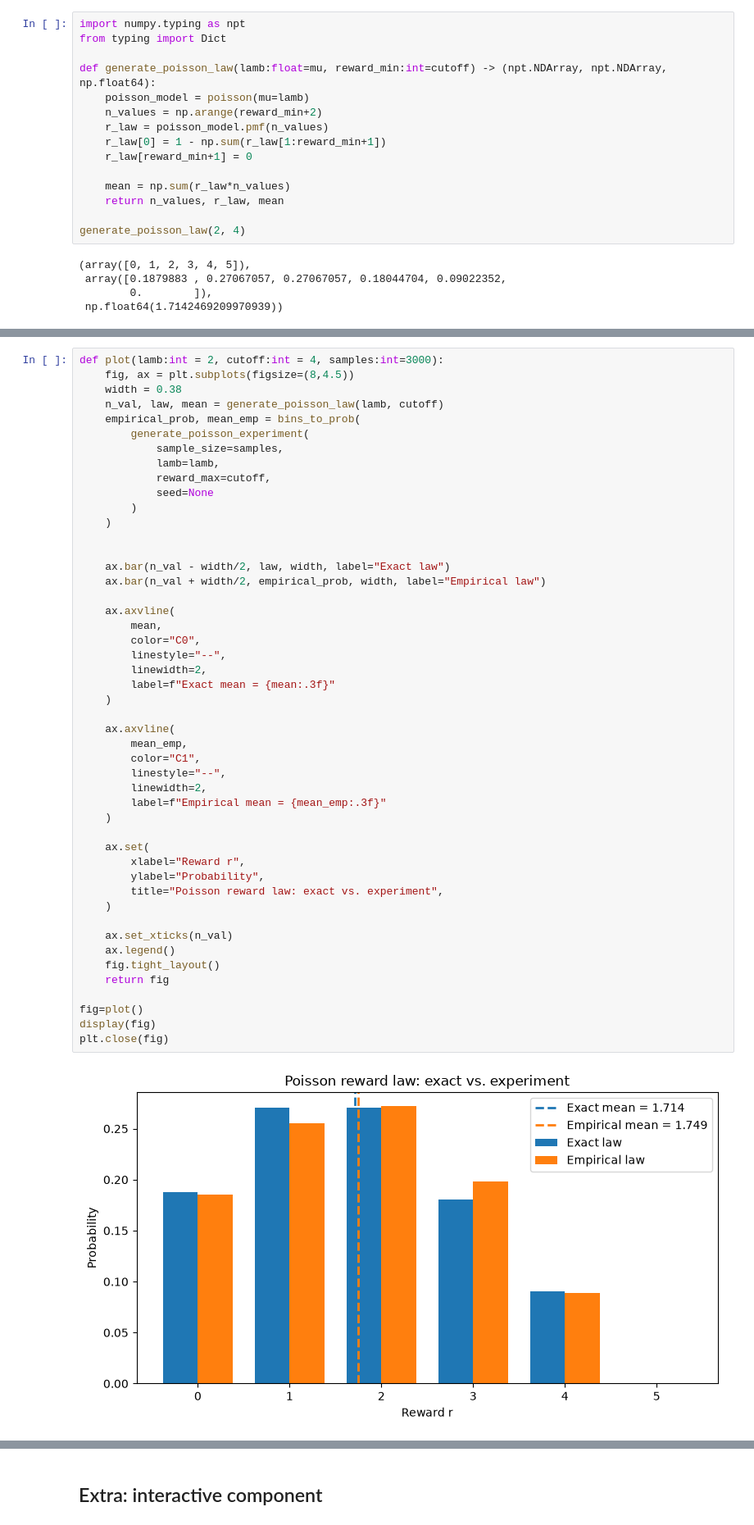
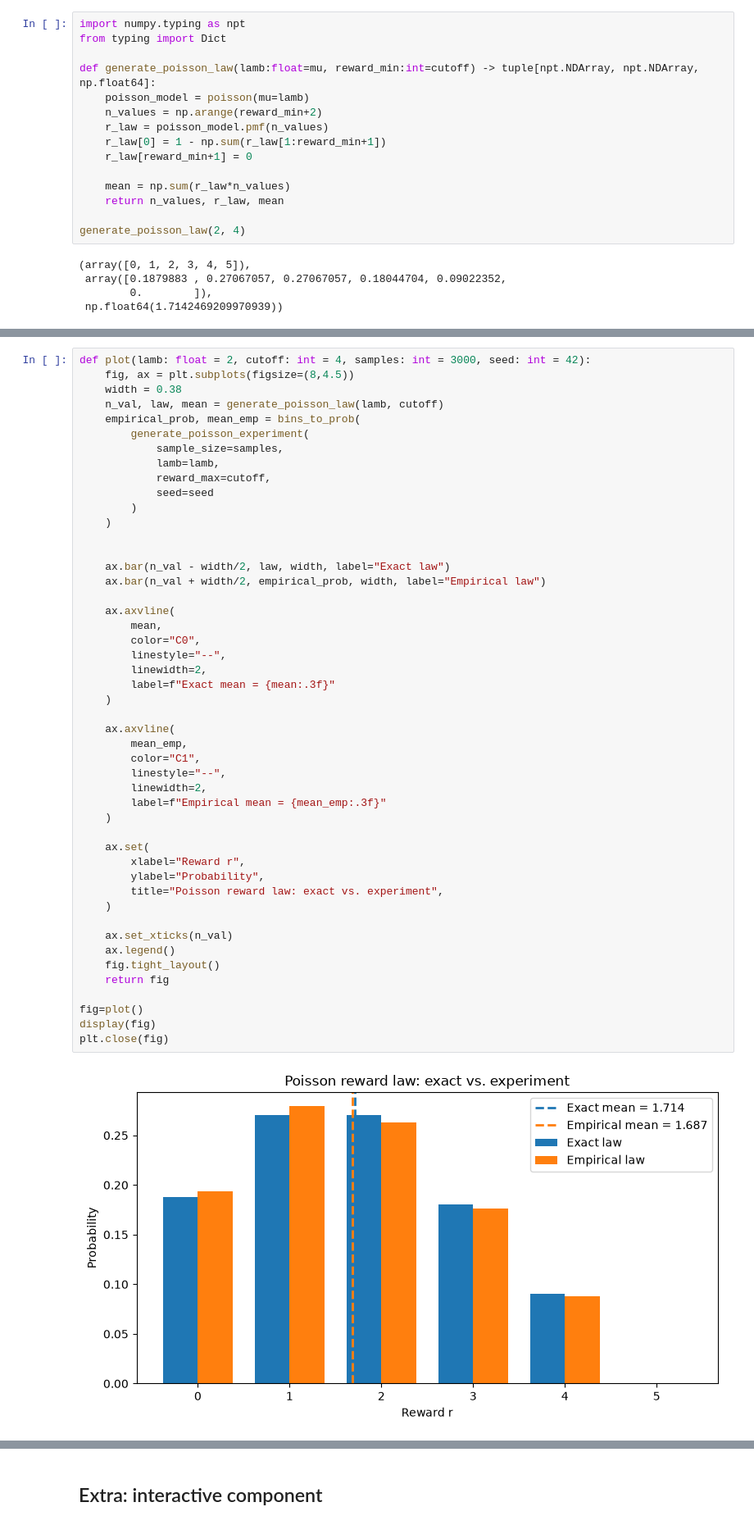
Before and after one commit to tspugh/quantum-capstone, a Jupyter notebook: projects/00-foundations/00-02-poisson-distribution.ipynb, the cells around one changed output, grey strips where cells are left out. Shown: that part at 82% size. Saved outputs shown, nothing was run; the diff lists cells and outputs as text.

```diff
--- a/projects/00-foundations/00-02-poisson-distribution.ipynb
+++ b/projects/00-foundations/00-02-poisson-distribution.ipynb
@@ -119,7 +121,7 @@ Functionalize the generation of the laws and statistical experiments
 import numpy.typing as npt
 from typing import Dict
 
-def generate_poisson_law(lamb:float=mu, reward_min:int=cutoff) -> (npt.NDArray, npt.NDArray, np.float64):
+def generate_poisson_law(lamb:float=mu, reward_min:int=cutoff) -> tuple[npt.NDArray, npt.NDArray, np.float64]:
     poisson_model = poisson(mu=lamb)
     n_values = np.arange(reward_min+2)
     r_law = poisson_model.pmf(n_values)
@@ -160,5 +162,5 @@ bins_to_prob(generate_poisson_experiment(seed=None))
 # %%
-def plot(lamb:int = 2, cutoff:int = 4, samples:int=3000):
+def plot(lamb: float = 2, cutoff: int = 4, samples: int = 3000, seed: int = 42):
     fig, ax = plt.subplots(figsize=(8,4.5))
     width = 0.38
     n_val, law, mean = generate_poisson_law(lamb, cutoff)
@@ -167,7 +169,7 @@ def plot(lamb:int = 2, cutoff:int = 4, samples:int=3000):
             sample_size=samples,
             lamb=lamb,
             reward_max=cutoff,
-            seed=None
+            seed=seed
         )
     )
 
@@ -179,34 +181,34 @@ def plot(lamb:int = 2, cutoff:int = 4, samples:int=3000):
         mean,
         color="C0",
         linestyle="--",
         linewidth=2,
         label=f"Exact mean = {mean:.3f}"
     )
 
     ax.axvline(
         mean_emp,
         color="C1",
         linestyle="--",
         linewidth=2,
         label=f"Empirical mean = {mean_emp:.3f}"
     )
 
     ax.set(
         xlabel="Reward r",
         ylabel="Probability",
         title="Poisson reward law: exact vs. experiment",
     )
 
     ax.set_xticks(n_val)
     ax.legend()
     fig.tight_layout()
     return fig
 
 fig=plot()
 display(fig)
 plt.close(fig)
 # %% [output]
-[figure, old version]
+[figure, new version]
 # %% [markdown]
 > Interpret the figure Why do the bar heights differ slightly? Which difference is most visually noticeable with this seed? Would another seed produce exactly the same empirical bars? Do not merely say “randomness”; connect the discrepancy to finite sampling.
 
```
Also changed, not shown: parts of 9 cells of this notebook, 8 other files.
